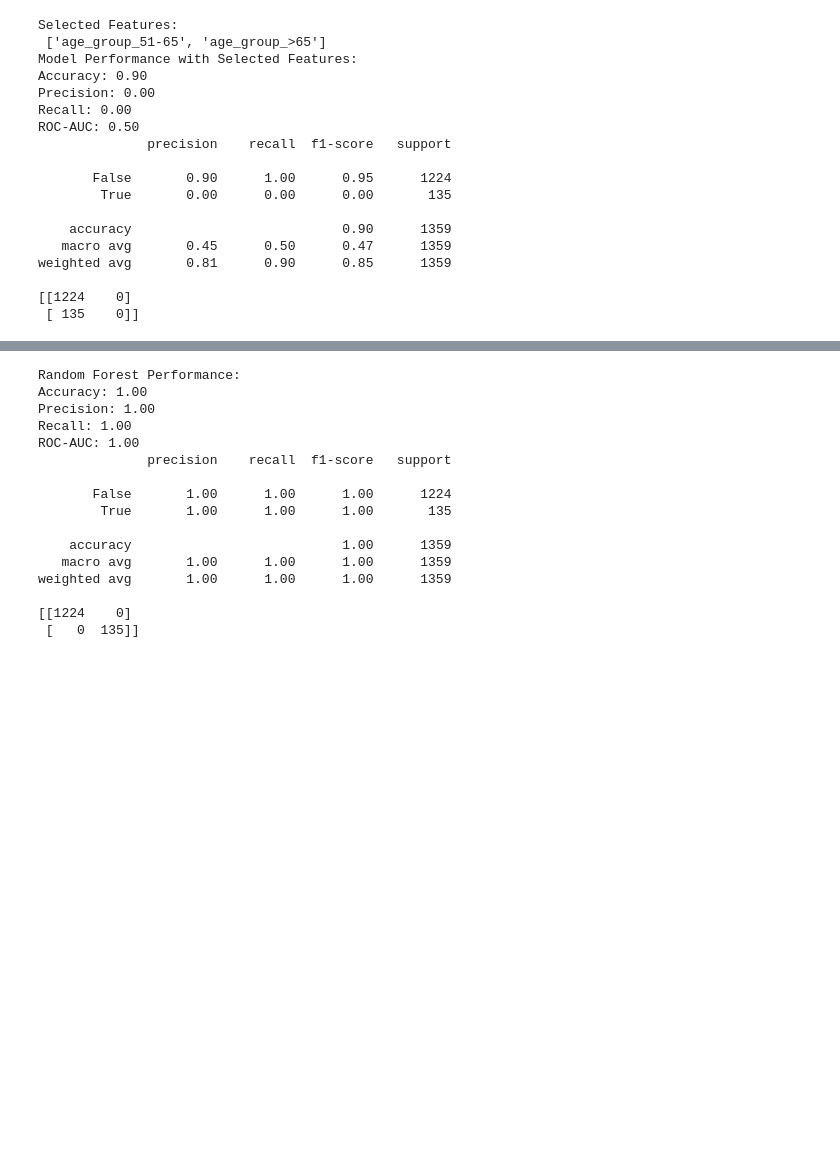
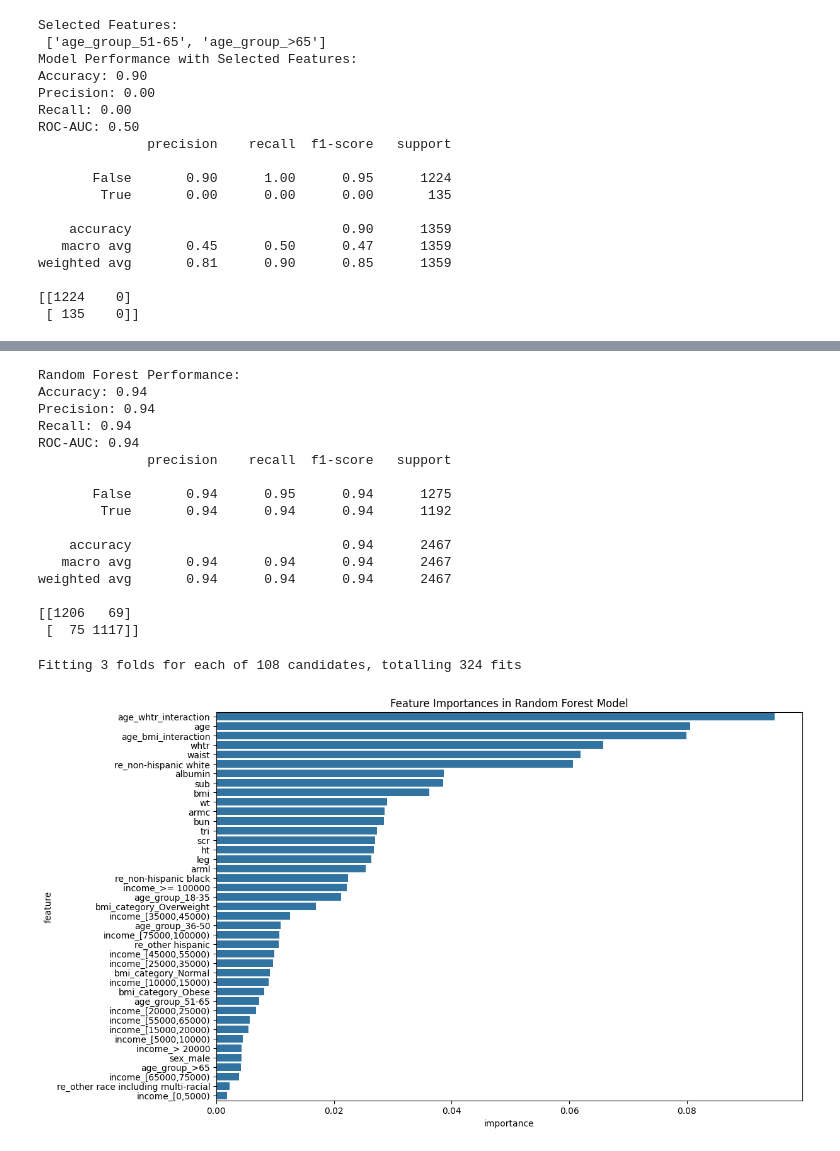
Before and after one commit to lulucopter/diabetes_pred_ML, a Jupyter notebook: ML_notebook.ipynb, the cells around one changed output, grey strips where cells are left out. Saved outputs shown, nothing was run; the diff lists cells and outputs as text; code cells hidden in the pictures; blank space fills up the shorter version.

Commit message:
Traing and evaluate: DT Model, RF Model

```diff
--- a/ML_notebook.ipynb
+++ b/ML_notebook.ipynb
@@ -625,25 +691,53 @@ evaluate_model(dtree_model, X_test, y_test)
 # %%
 # Random Forest Model
 rf_model = RandomForestClassifier()
-rf_model.fit(X_train, y_train)
+rf_model.fit(X_train_res, y_train_res)
 
 # Evaluate Random Forest
 print("\nRandom Forest Performance:")
-evaluate_model(rf_model, X_test, y_test)
+evaluate_model(rf_model, X_test_res, y_test_res)
+
+## Random Forest seems to perform the best. Let's ultimately use and interpret this model
 # %% [output]
 Random Forest Performance:
-Accuracy: 1.00
-Precision: 1.00
-Recall: 1.00
-ROC-AUC: 1.00
+Accuracy: 0.94
+Precision: 0.94
+Recall: 0.94
+ROC-AUC: 0.94
               precision    recall  f1-score   support
 
-       False       1.00      1.00      1.00      1224
-        True       1.00      1.00      1.00       135
+       False       0.94      0.95      0.94      1275
+        True       0.94      0.94      0.94      1192
 
-    accuracy                           1.00      1359
-   macro avg       1.00      1.00      1.00      1359
-weighted avg       1.00      1.00      1.00      1359
+    accuracy                           0.94      2467
+   macro avg       0.94      0.94      0.94      2467
+weighted avg       0.94      0.94      0.94      2467
 
-[[1224    0]
- [   0  135]]
+[[1206   69]
+ [  75 1117]]
+# %%
+## Hyperparameter tuning to finetune RF model
+from sklearn.model_selection import GridSearchCV
+
+# Define the parameter grid
+param_grid = {
+    'n_estimators': [100, 200, 300],
+    'max_depth': [10, 20, 30, None],
+    'min_samples_split': [2, 5, 10],
+    'min_samples_leaf': [1, 2, 4]
+}
+
+# Initialize GridSearchCV
+grid_search = GridSearchCV(estimator=RandomForestClassifier(),
+                           param_grid=param_grid,
+                           cv=3,  # 3-fold cross-validation
+                           n_jobs=-1,  # Use all available cores
+                           verbose=2)
+
+# Fit GridSearchCV
+grid_search.fit(X_train_res, y_train_res)
+
+# Best hyperparameters
+print("Best hyperparameters:\n", grid_search.best_params_)
+# %% [output]
+Fitting 3 folds for each of 108 candidates, totalling 324 fits
@@ -649,0 +751,19 @@ weighted avg       1.00      1.00      1.00      1359
+# %%
+import matplotlib.pyplot as plt
+
+# Get feature importances
+importances = rf_model.feature_importances_
+
+# Convert the importances into a DataFrame
+feature_importances = pd.DataFrame({'feature': X_train_res.columns, 'importance': importances})
+
+# Sort the DataFrame by importance
+feature_importances = feature_importances.sort_values(by='importance', ascending=False)
+
+# Plotting
+plt.figure(figsize=(12,8))
+sns.barplot(x='importance', y='feature', data=feature_importances)
+plt.title('Feature Importances in Random Forest Model')
+plt.show()
+# %% [output]
+[figure, added]
```
Also changed, not shown: parts of 7 cells of this notebook.
